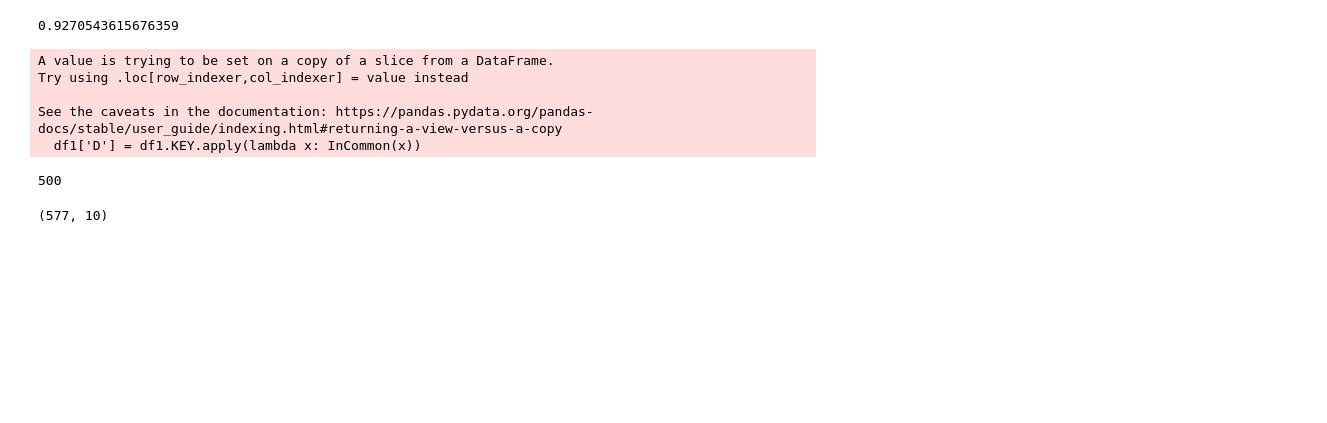
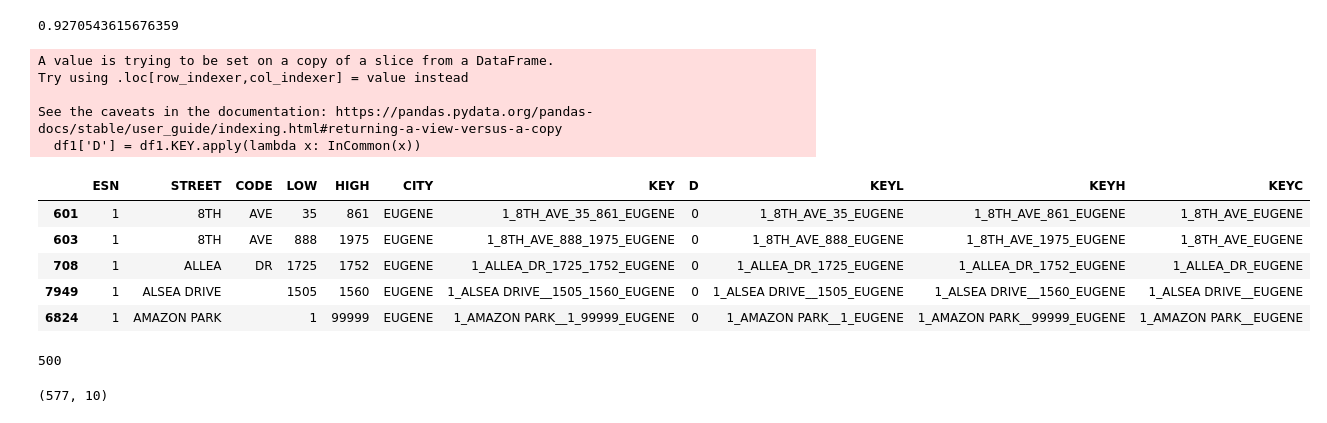
Before and after one commit to dongmeic/RLID, a Jupyter notebook: Address-MSAG/compare_MSAG_range.ipynb, the cells around one changed output. Cells and saved outputs as stored; diff of their text form; code cells hidden in the pictures; blank space fills up the shorter version.

```diff
--- a/Address-MSAG/compare_MSAG_range.ipynb
+++ b/Address-MSAG/compare_MSAG_range.ipynb
@@ -251,6 +262,15 @@ df4['KEYH'] = df4.apply(lambda row: str(row.ESN) + '_' + row.STREET + '_' +  row
 # %%
 df3['KEYC'] = df3.apply(lambda row: str(row.ESN) + '_' + row.STREET + '_' +  row.CODE + '_' +  row.CITY, axis=1)
 df4['KEYC'] = df4.apply(lambda row: str(row.ESN) + '_' + row.STREET + '_' +  row.CODE + '_' +  row.CITY, axis=1)
+# %%
+df4.head()
+# %% [output]
+|  | ESN | STREET | CODE | LOW | HIGH | CITY | KEY | D | KEYL | KEYH | KEYC |
+| 601 | 1 | 8TH | AVE | 35 | 861 | EUGENE | 1_8TH_AVE_35_861_EUGENE | 0 | 1_8TH_AVE_35_EUGENE | 1_8TH_AVE_861_EUGENE | 1_8TH_AVE_EUGENE |
+| 603 | 1 | 8TH | AVE | 888 | 1975 | EUGENE | 1_8TH_AVE_888_1975_EUGENE | 0 | 1_8TH_AVE_888_EUGENE | 1_8TH_AVE_1975_EUGENE | 1_8TH_AVE_EUGENE |
+| 708 | 1 | ALLEA | DR | 1725 | 1752 | EUGENE | 1_ALLEA_DR_1725_1752_EUGENE | 0 | 1_ALLEA_DR_1725_EUGENE | 1_ALLEA_DR_1752_EUGENE | 1_ALLEA_DR_EUGENE |
+| 7949 | 1 | ALSEA DRIVE |  | 1505 | 1560 | EUGENE | 1_ALSEA DRIVE__1505_1560_EUGENE | 0 | 1_ALSEA DRIVE__1505_EUGENE | 1_ALSEA DRIVE__1560_EUGENE | 1_ALSEA DRIVE__EUGENE |
+| 6824 | 1 | AMAZON PARK |  | 1 | 99999 | EUGENE | 1_AMAZON PARK__1_99999_EUGENE | 0 | 1_AMAZON PARK__1_EUGENE | 1_AMAZON PARK__99999_EUGENE | 1_AMAZON PARK__EUGENE |
 # %%
 len(df3.KEYC.unique())
 # %% [output]
```
Also changed, not shown: parts of 15 cells of this notebook, 1 other file.
